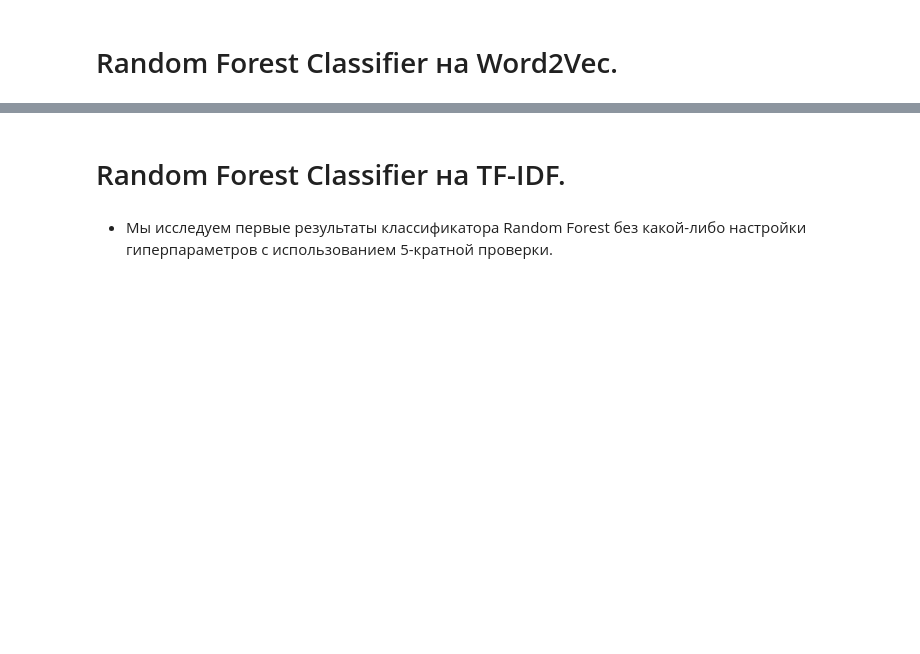
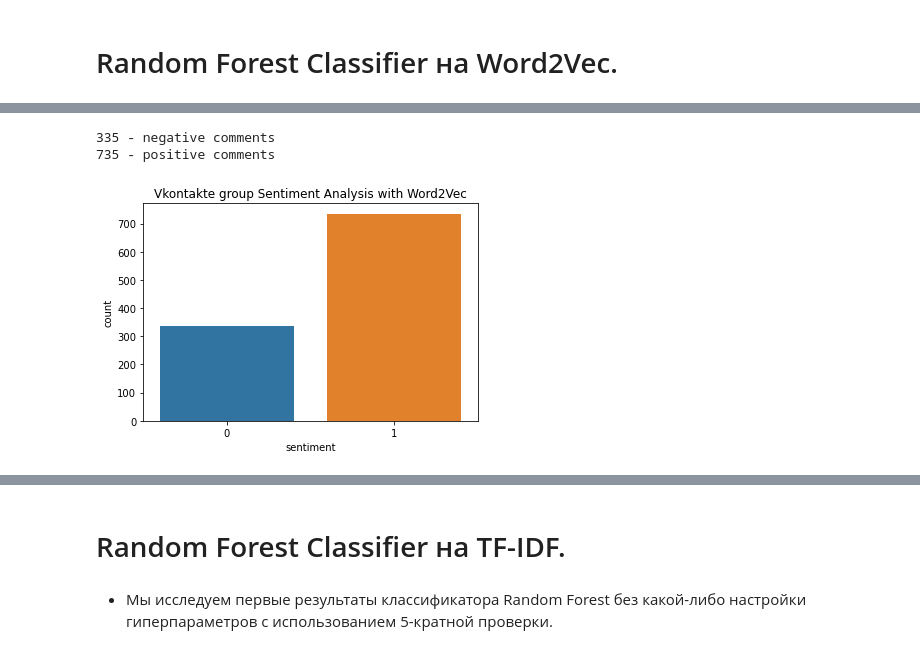
Before and after one commit to sh1n0b1n0m0n0/vk_parser, a Jupyter notebook: VK_Sentimental_Analysis.ipynb, the cells around one changed output, grey strips where cells are left out. Drawn from its saved outputs; the diff is of its cells as text; code cells hidden in the pictures; blank space fills up the shorter version.

```diff
--- a/VK_Sentimental_Analysis.ipynb
+++ b/VK_Sentimental_Analysis.ipynb
@@ -718,9 +816,13 @@ building tree 50 of 50
+# %%
+RF_w2v_clf = joblib.load('RF_w2v_model.sav')
 # %%
 # Predicting the sentiment values for test data and saving the results in a csv file
-result = forest.predict(np.nan_to_num(testDataVecs))
-output = pd.DataFrame(data={"comments":bd_lemmatized_words, "sentiment":result})
+RF_w2v_result = RF_w2v_clf.predict(np.nan_to_num(w2v_X_test))
+RF_w2v_output = pd.DataFrame(data={"comments":bd_lemmatized_words, "sentiment":RF_w2v_result})
+RF_w2v_score = RF_w2v_clf.score(np.nan_to_num(w2v_X_train), df_lemmatized_words["sentiment"])
+accuracy = accuracy_score(RF_w2v_output['sentiment'], RF_w2v_result)
 
-accuracy = accuracy_score(output['sentiment'], result)
-print(f'Out-of-bag score estimate: {forest.oob_score_:.3}')
+print(f'Out-of-bag score estimate: {RF_w2v_clf.oob_score_:.3}')
 print(f'Mean accuracy score: {accuracy:.3}')
+print(RF_w2v_score)
 # %% [output]
@@ -732 +860,14 @@ Mean accuracy score: 1.0
+# %%
+print((RF_w2v_output['sentiment'] == 0).sum(), '- negative comments')
+print((RF_w2v_output['sentiment'] == 1).sum(), '- positive comments')
+# %% [output]
+335 - negative comments
+735 - positive comments
+# %%
+fig , ax = plt.subplots(figsize=(6,4))
+sns.countplot(x='sentiment', data=RF_w2v_output)
+plt.title("Vkontakte group Sentiment Analysis with Word2Vec")
+plt.show()
+# %% [output]
+[figure, added]
 # %%
```
Also changed, not shown: parts of 100 cells of this notebook, 9 other files.
